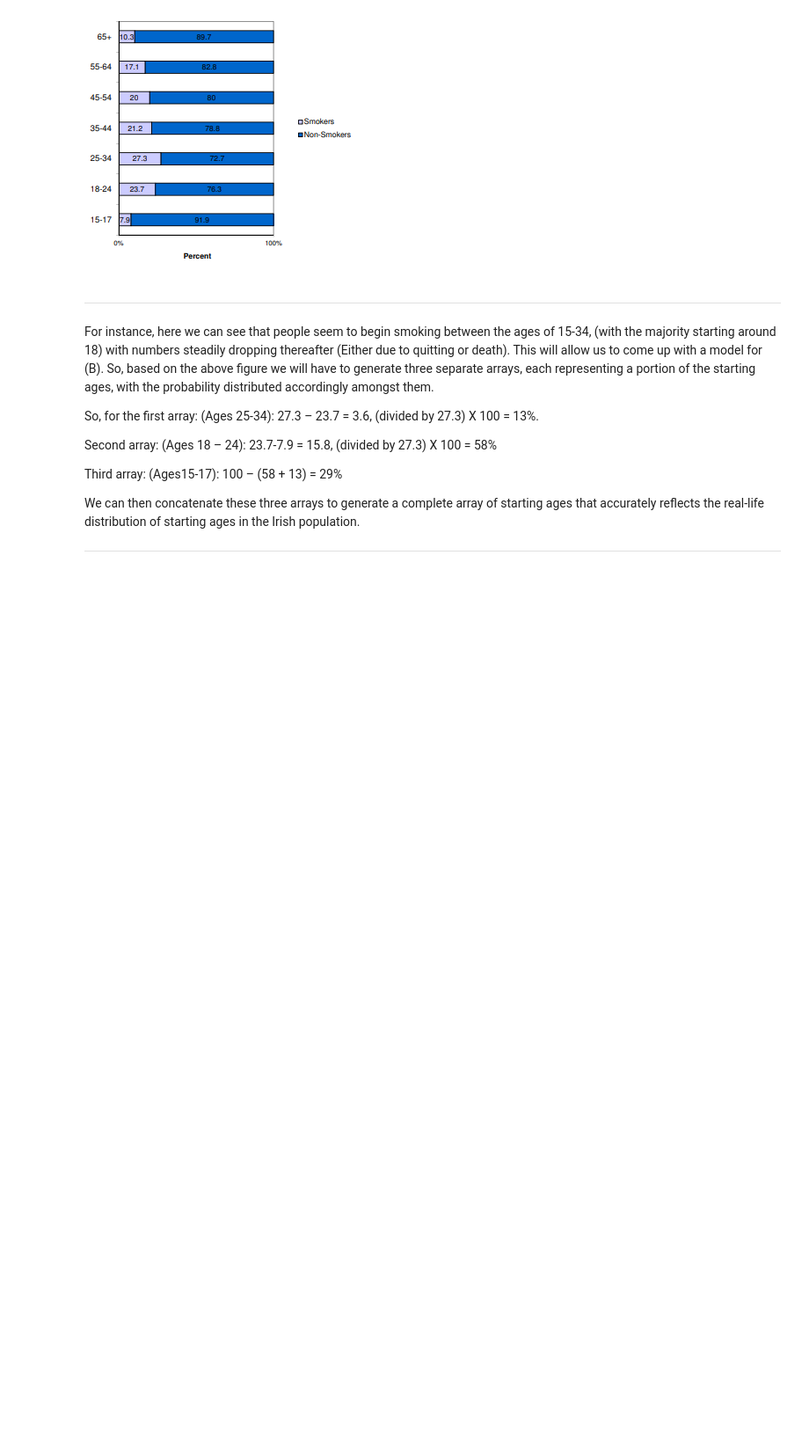
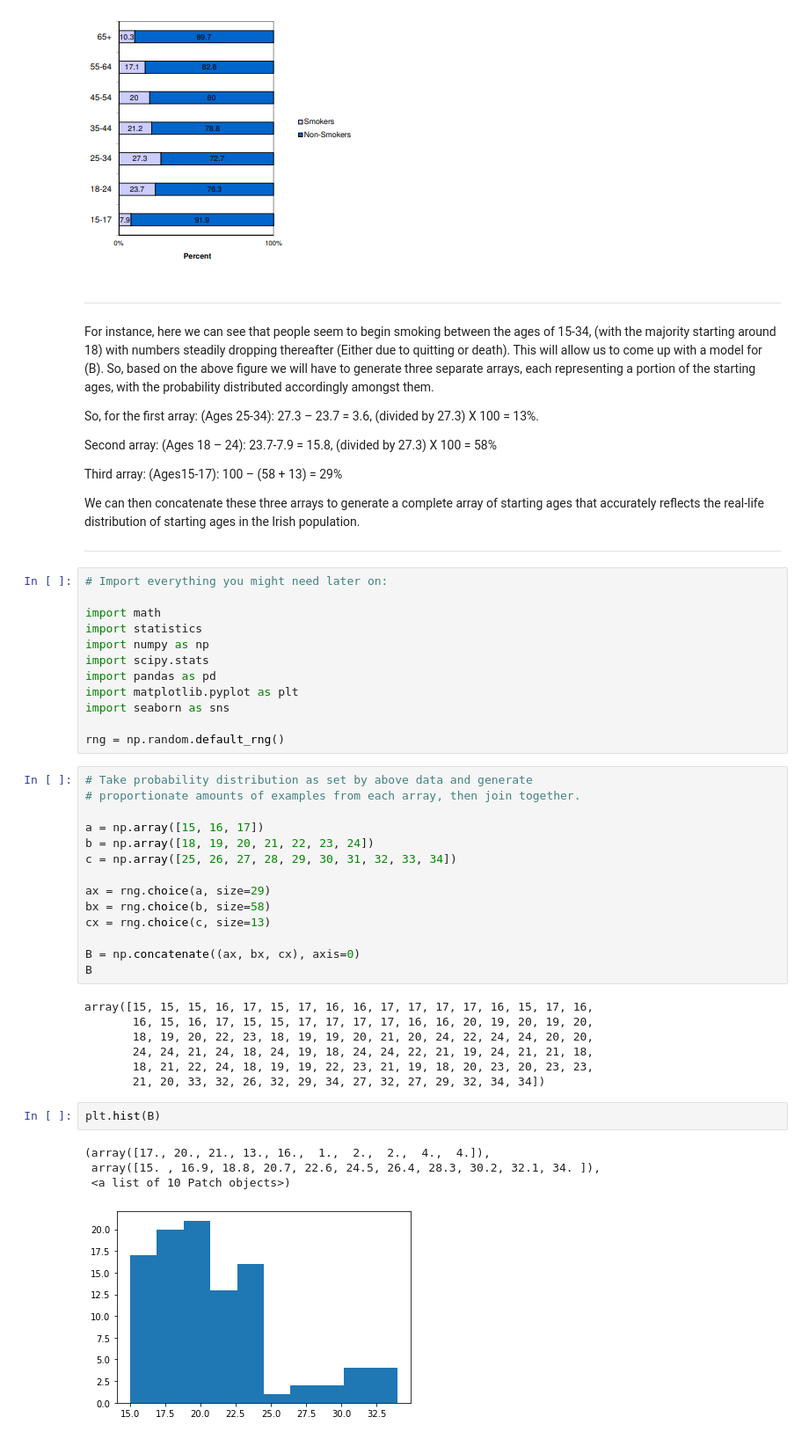
Before and after one commit to Crash-Bandicode/ProjectPFDA, a Jupyter notebook: ProjectPFDA.ipynb, the cells around one changed output. Shown at 88% size. Saved outputs shown, nothing was run; the diff lists cells and outputs as text; blank space fills up the shorter version.

```diff
--- a/ProjectPFDA.ipynb
+++ b/ProjectPFDA.ipynb
@@ -90,3 +90,43 @@ Third array: (Ages15-17): 100 – (58 + 13) = 29%
 We can then concatenate these three arrays to generate a complete array of starting ages that accurately reflects the real-life distribution of starting ages in the Irish population.
 
 ***
+# %%
+# Import everything you might need later on:
+
+import math
+import statistics
+import numpy as np
+import scipy.stats
+import pandas as pd
+import matplotlib.pyplot as plt
+import seaborn as sns
+
+rng = np.random.default_rng()
+# %%
+# Take probability distribution as set by above data and generate
+# proportionate amounts of examples from each array, then join together.
+
+a = np.array([15, 16, 17])
+b = np.array([18, 19, 20, 21, 22, 23, 24])
+c = np.array([25, 26, 27, 28, 29, 30, 31, 32, 33, 34])
+
+ax = rng.choice(a, size=29)
+bx = rng.choice(b, size=58)
+cx = rng.choice(c, size=13)
+
+B = np.concatenate((ax, bx, cx), axis=0)
+B
+# %% [output]
+array([15, 15, 15, 16, 17, 15, 17, 16, 16, 17, 17, 17, 17, 16, 15, 17, 16,
+       16, 15, 16, 17, 15, 15, 17, 17, 17, 17, 16, 16, 20, 19, 20, 19, 20,
+       18, 19, 20, 22, 23, 18, 19, 19, 20, 21, 20, 24, 22, 24, 24, 20, 20,
+       24, 24, 21, 24, 18, 24, 19, 18, 24, 24, 22, 21, 19, 24, 21, 21, 18,
+       18, 21, 22, 24, 18, 19, 19, 22, 23, 21, 19, 18, 20, 23, 20, 23, 23,
+       21, 20, 33, 32, 26, 32, 29, 34, 27, 32, 27, 29, 32, 34, 34])
+# %%
+plt.hist(B)
+# %% [output]
+(array([17., 20., 21., 13., 16.,  1.,  2.,  2.,  4.,  4.]),
+ array([15. , 16.9, 18.8, 20.7, 22.6, 24.5, 26.4, 28.3, 30.2, 32.1, 34. ]),
+ <a list of 10 Patch objects>)
+[figure, added]
```
Also changed, not shown: parts of 1 cell of this notebook.
